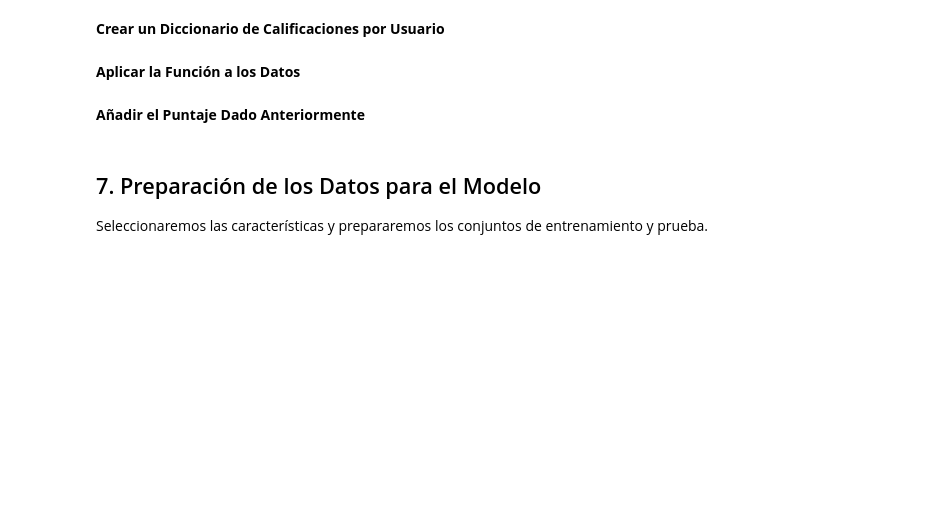
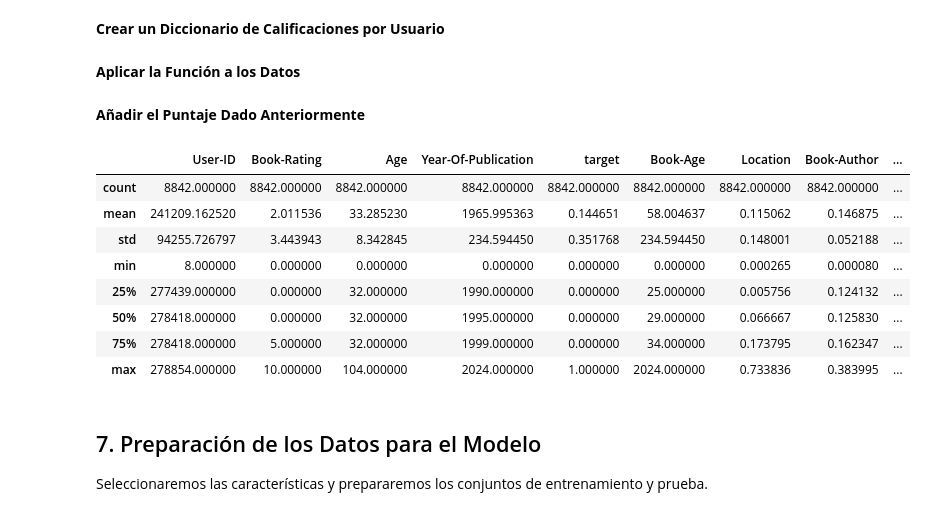
Before and after one commit to JCaballerot/Recommender-Systems, a Jupyter notebook: XGBoost_Recommender/Content_RecSys_BERT_y_XGBoost_Book_Crossing.ipynb, the cells around one changed output. Saved outputs shown, nothing was run; the diff lists cells and outputs as text; code cells hidden in the pictures; blank space fills up the shorter version.

```diff
--- a/XGBoost_Recommender/Content_RecSys_BERT_y_XGBoost_Book_Crossing.ipynb
+++ b/XGBoost_Recommender/Content_RecSys_BERT_y_XGBoost_Book_Crossing.ipynb
@@ -90,9 +117,14 @@ En esta sección, cargaremos los datos y realizaremos una limpieza y exploració
 import pandas as pd
 
 # Cargar los archivos CSV
-ratings = pd.read_csv("BX-Book-Ratings.csv", sep=";", encoding="ISO-8859-1")
-books = pd.read_csv("BX-Books.csv", sep=";", encoding="ISO-8859-1", on_bad_lines="skip", low_memory=False)
-users = pd.read_csv("BX-Users.csv", sep=";", encoding="ISO-8859-1")
+ratings = pd.read_csv("dataset/BX-Book-Ratings.csv", sep=";", encoding="ISO-8859-1")
+books = pd.read_csv("dataset/BX-Books.csv", sep=";", encoding="ISO-8859-1", on_bad_lines="skip", low_memory=False)
+users = pd.read_csv("dataset/BX-Users.csv", sep=";", encoding="ISO-8859-1")
+
+# Asignar manualmente los nombres de las columnas
+ratings.columns = ['User-ID', 'ISBN', 'Book-Rating']
+books.columns = ['ISBN', 'Book-Title', 'Book-Author', 'Year-Of-Publication', 'Publisher', 'Image-URL-S', 'Image-URL-M', 'Image-URL-L']
+users.columns = ['User-ID', 'Location', 'Age']
 # %% [markdown]
 **4.2. Exploración y Limpieza**
 
@@ -134,10 +211,10 @@ Para evaluar el modelo de manera adecuada, separaremos un 10% de las calificacio
 from sklearn.model_selection import GroupShuffleSplit
 
 # Unir ratings con usuarios y libros
-data = ratings.merge(users, on='User-ID').merge(books, on='ISBN')
+data = ratings.merge(users, on='User-ID').merge(books, on='ISBN')[:10000]
 
 # Binarizar el target: 1 si Book-Rating > 5, 0 si <= 5
-data['target'] = (data['Book-Rating'] > 5).astype(int)
+data['target'] = (data['Book-Rating'] > 7).astype(int)
 # %%
 # Separar en entrenamiento y prueba por usuario
 gss = GroupShuffleSplit(n_splits=1, test_size=0.1, random_state=42)
@@ -260,6 +365,18 @@ def previous_rating(user_id, isbn):
 # Añadir la calificación previa
 train_data['Previous_Rating'] = train_data.apply(lambda x: previous_rating(x['User-ID'], x['ISBN']), axis=1)
 test_data['Previous_Rating'] = test_data.apply(lambda x: previous_rating(x['User-ID'], x['ISBN']), axis=1)
+# %%
+train_data.describe()
+# %% [output]
+|  | User-ID | Book-Rating | Age | Year-Of-Publication | target | Book-Age | Location | Book-Author | ... |
+| count | 8842.000000 | 8842.000000 | 8842.000000 | 8842.000000 | 8842.000000 | 8842.000000 | 8842.000000 | 8842.000000 | ... |
+| mean | 241209.162520 | 2.011536 | 33.285230 | 1965.995363 | 0.144651 | 58.004637 | 0.115062 | 0.146875 | ... |
+| std | 94255.726797 | 3.443943 | 8.342845 | 234.594450 | 0.351768 | 234.594450 | 0.148001 | 0.052188 | ... |
+| min | 8.000000 | 0.000000 | 0.000000 | 0.000000 | 0.000000 | 0.000000 | 0.000265 | 0.000080 | ... |
+| 25% | 277439.000000 | 0.000000 | 32.000000 | 1990.000000 | 0.000000 | 25.000000 | 0.005756 | 0.124132 | ... |
+| 50% | 278418.000000 | 0.000000 | 32.000000 | 1995.000000 | 0.000000 | 29.000000 | 0.066667 | 0.125830 | ... |
+| 75% | 278418.000000 | 5.000000 | 32.000000 | 1999.000000 | 0.000000 | 34.000000 | 0.173795 | 0.162347 | ... |
+| max | 278854.000000 | 10.000000 | 104.000000 | 2024.000000 | 1.000000 | 2024.000000 | 0.733836 | 0.383995 | ... |
 # %% [markdown]
 ## 7. Preparación de los Datos para el Modelo
 
```
Also changed, not shown: parts of 12 cells of this notebook.
